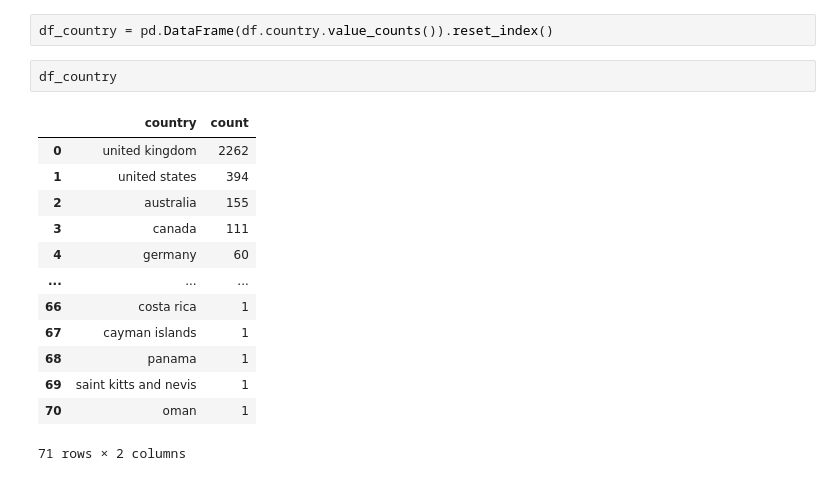
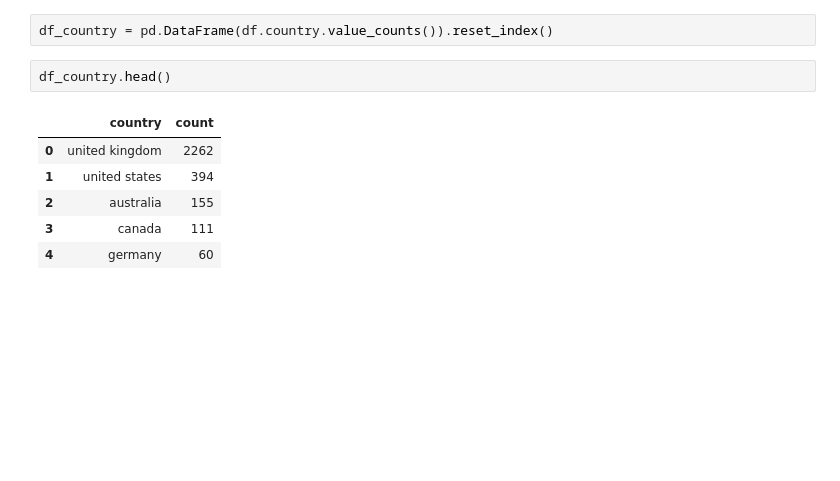
Before and after one commit to Ibeabuchi1/BA_internship, a Jupyter notebook: eda/eda_review.ipynb, the cells around one changed output. Cells and saved outputs as stored; diff of their text form; blank space fills up the shorter version.

```diff
--- a/eda/eda_review.ipynb
+++ b/eda/eda_review.ipynb
@@ -86,18 +86,11 @@ print(f"{df.country.nunique()} unique countries")
 # %%
 df_country = pd.DataFrame(df.country.value_counts()).reset_index()
 # %%
-df_country
+df_country.head()
 # %% [output]
 |  | country | count |
 | 0 | united kingdom | 2262 |
 | 1 | united states | 394 |
 | 2 | australia | 155 |
 | 3 | canada | 111 |
 | 4 | germany | 60 |
-| ... | ... | ... |
-| 66 | costa rica | 1 |
-| 67 | cayman islands | 1 |
-| 68 | panama | 1 |
-| 69 | saint kitts and nevis | 1 |
-| 70 | oman | 1 |
-71 rows × 2 columns
```
Also changed, not shown: parts of 8 cells of this notebook.
